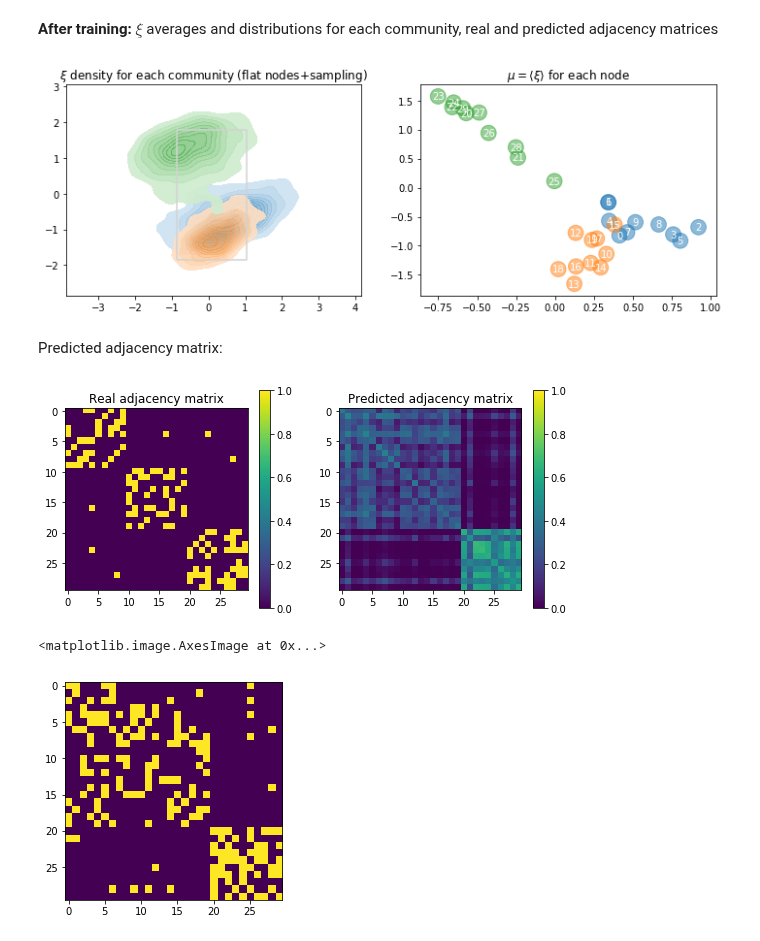
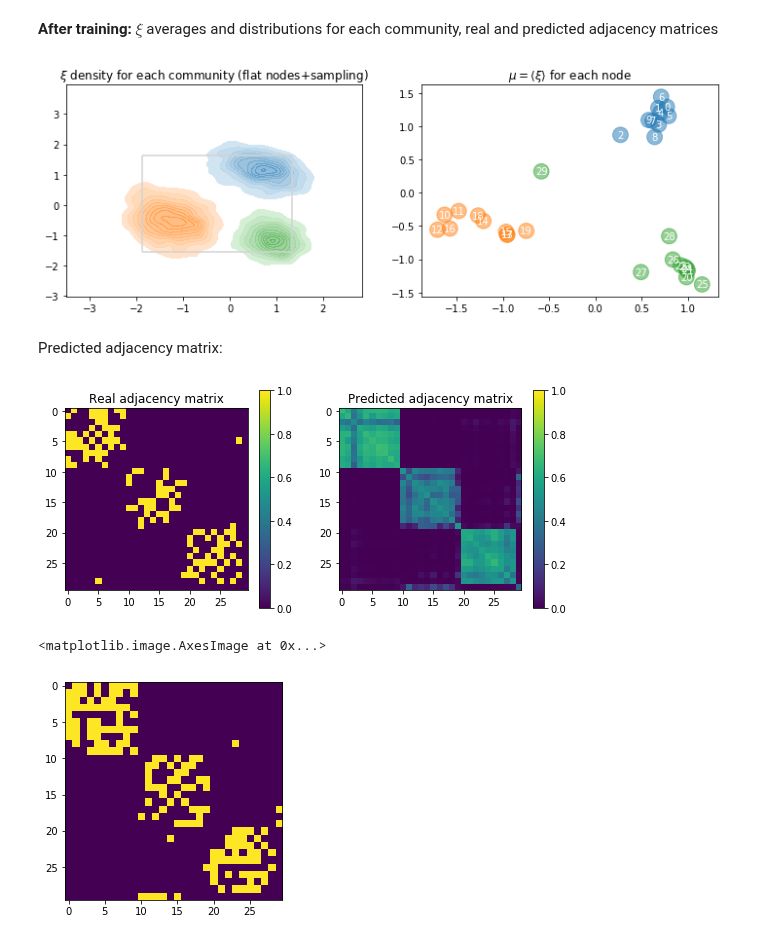
Before and after one commit to ixxi-dante/an2vec, a Jupyter notebook: gcn-ae-explore.ipynb, the cells around one changed output. Drawn from its saved outputs; the diff is of its cells as text; code cells hidden in the pictures.

```diff
--- a/gcn-ae-explore.ipynb
+++ b/gcn-ae-explore.ipynb
@@ -189,7 +189,7 @@ g = nx.planted_partition_graph(l, k, p_in, p_out)
 labels = np.zeros((l * k, l), dtype=np.float32)
 for c in range(l):
     labels[range(c * k, (c + 1) * k), c] = 1
-features = np.random.random((l * k, l)).astype(np.float32)
-#features = labels + np.abs(np.random.normal(loc=0.0, scale=1.5, size=(l * k, l))).astype(np.float32)
+#features = np.random.random((l * k, l)).astype(np.float32)
+features = labels + np.abs(np.random.normal(loc=0.0, scale=1.5, size=(l * k, l))).astype(np.float32)
 draw_network(g, labels=features);
 # %% [output]
@@ -306,20 +306,26 @@ plt.colorbar(im2, ax=ax2);
 rm -r ./logs
 # %%
 n_epochs = 5000
-vae.fit(x=utils.scale_center(features),
-        y=[
-            np.zeros((n_nodes, dim_ξ)),
-            utils.expand_dims_tile(utils.expand_dims_tile(
-                adj + np.eye(adj.shape[0]),
-                0, n_ξ_samples), 0, n_nodes),
-            #utils.expand_dims_tile(utils.scale_center(features), -2, n_ξ_samples)
-        ],
-        epochs=n_epochs, batch_size=n_nodes,
-        shuffle=False,
-        verbose=0,
-        callbacks=[
-            keras.callbacks.TensorBoard()
-        ])
+
+def batches():
+    x = utils.scale_center(features)
+    y = [
+        np.zeros(n_nodes),
+        utils.expand_dims_tile(adj + np.eye(adj.shape[0]), 0, n_ξ_samples),
+        #utils.scale_center(features),
+    ]
+    while True:
+        yield (x, y)
+
+vae.fit_generator(batches(),
+                  steps_per_epoch=1,
+                  epochs=n_epochs,
+                  check_array_lengths=False,
+                  shuffle=False,
+                  verbose=0,
+                  callbacks=[
+                      keras.callbacks.TensorBoard()
+                  ])
 # %% [output]
 <keras.callbacks.History at 0x...>
 # %% [markdown]
@@ -327,7 +333,7 @@ vae.fit(x=utils.scale_center(features),
 # %%
 plot_ξ_distribution((g, l, k), q_model, utils.scale_center(features))
 # %% [output]
-[figure, old version]
+[figure, new version]
 # %% [markdown]
 Predicted adjacency matrix:
 # %%
@@ -335,17 +341,17 @@ fig, (ax1, ax2) = plt.subplots(1, 2, figsize=(9, 4))
 im1 = ax1.imshow(nx.adjacency_matrix(g).todense())
 ax1.set_title('Real adjacency matrix')
 plt.colorbar(im1, ax=ax1)
-im2 = ax2.imshow(scipy.special.expit(vae.predict(utils.scale_center(features), batch_size=len(features))[1].mean(axis=1)[0]))
+im2 = ax2.imshow(scipy.special.expit(vae.predict_on_batch(utils.scale_center(features))[1].mean(axis=0)))
 im2.set_norm(im1.norm)
 ax2.set_title('Predicted adjacency matrix')
 plt.colorbar(im2, ax=ax2);
 # %% [output]
-[figure, old version]
+[figure, new version]
 # %%
-plt.imshow(np.random.binomial(1, scipy.special.expit(vae.predict(utils.scale_center(features), batch_size=len(features))[1].mean(axis=1)[0])))
+plt.imshow(np.random.binomial(1, scipy.special.expit(vae.predict_on_batch(utils.scale_center(features))[1].mean(axis=0))))
 # %% [output]
 <matplotlib.image.AxesImage at 0x...>
-[figure, old version]
+[figure, new version]
 # %%
 for layer in q_model.layers:
     if hasattr(layer, 'kernel'):
```
Also changed, not shown: parts of 6 cells of this notebook.
